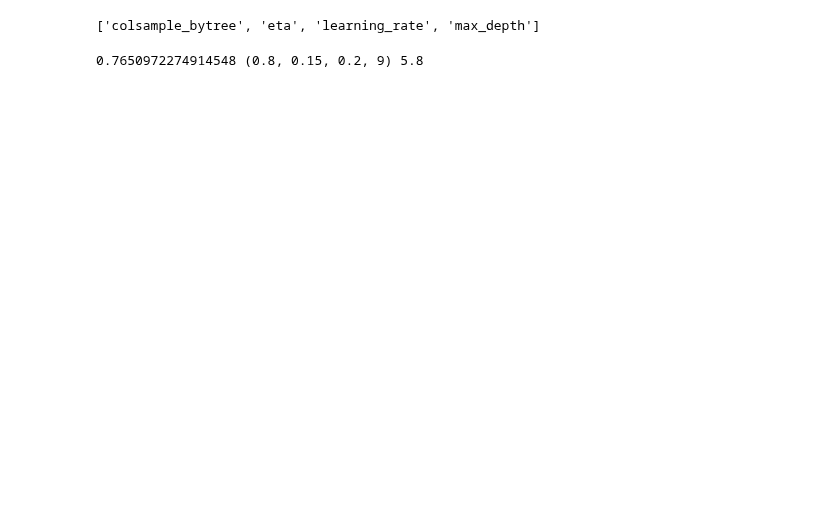
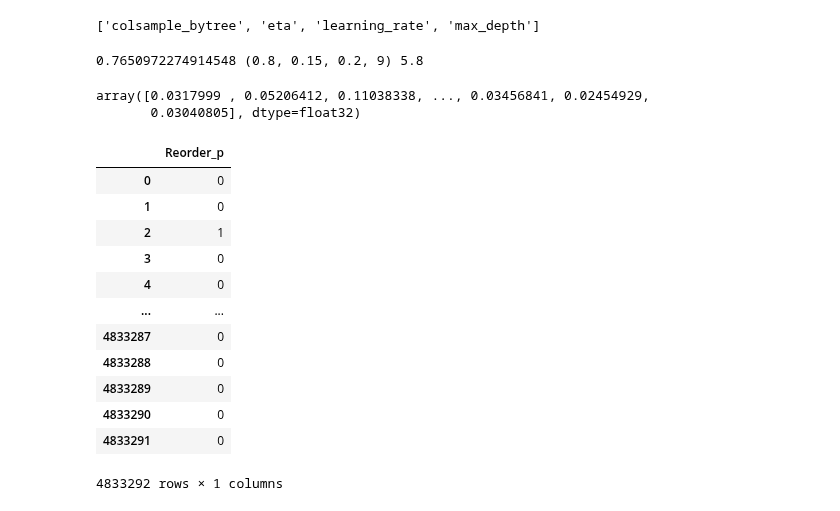
Before and after one commit to jinzhih/predict_xgboost, a Jupyter notebook: XGBoost_prediciton.ipynb, the cells around one changed output. Cells and saved outputs as stored; diff of their text form; code cells hidden in the pictures; blank space fills up the shorter version.

```diff
--- a/XGBoost_prediciton.ipynb
+++ b/XGBoost_prediciton.ipynb
@@ -422,3 +431,26 @@ for i in combination1:
 print(score,opt,avg_num_round)
 # %% [output]
 0.7650972274914548 (0.8, 0.15, 0.2, 9) 5.8
+# %%
+y_pred_prob
+# %% [output]
+array([0.0317999 , 0.05206412, 0.11038338, ..., 0.03456841, 0.02454929,
+       0.03040805], dtype=float32)
+# %%
+test_reorder_lable = (y_pred_prob>=best_threshold).astype('int')
+test_reorder_lable = pd.DataFrame({'Reorder_p': test_reorder_lable})
+test_reorder_lable
+# %% [output]
+|  | Reorder_p |
+| 0 | 0 |
+| 1 | 0 |
+| 2 | 1 |
+| 3 | 0 |
+| 4 | 0 |
+| ... | ... |
+| 4833287 | 0 |
+| 4833288 | 0 |
+| 4833289 | 0 |
+| 4833290 | 0 |
+| 4833291 | 0 |
+4833292 rows × 1 columns
```
Also changed, not shown: parts of 5 cells of this notebook.
